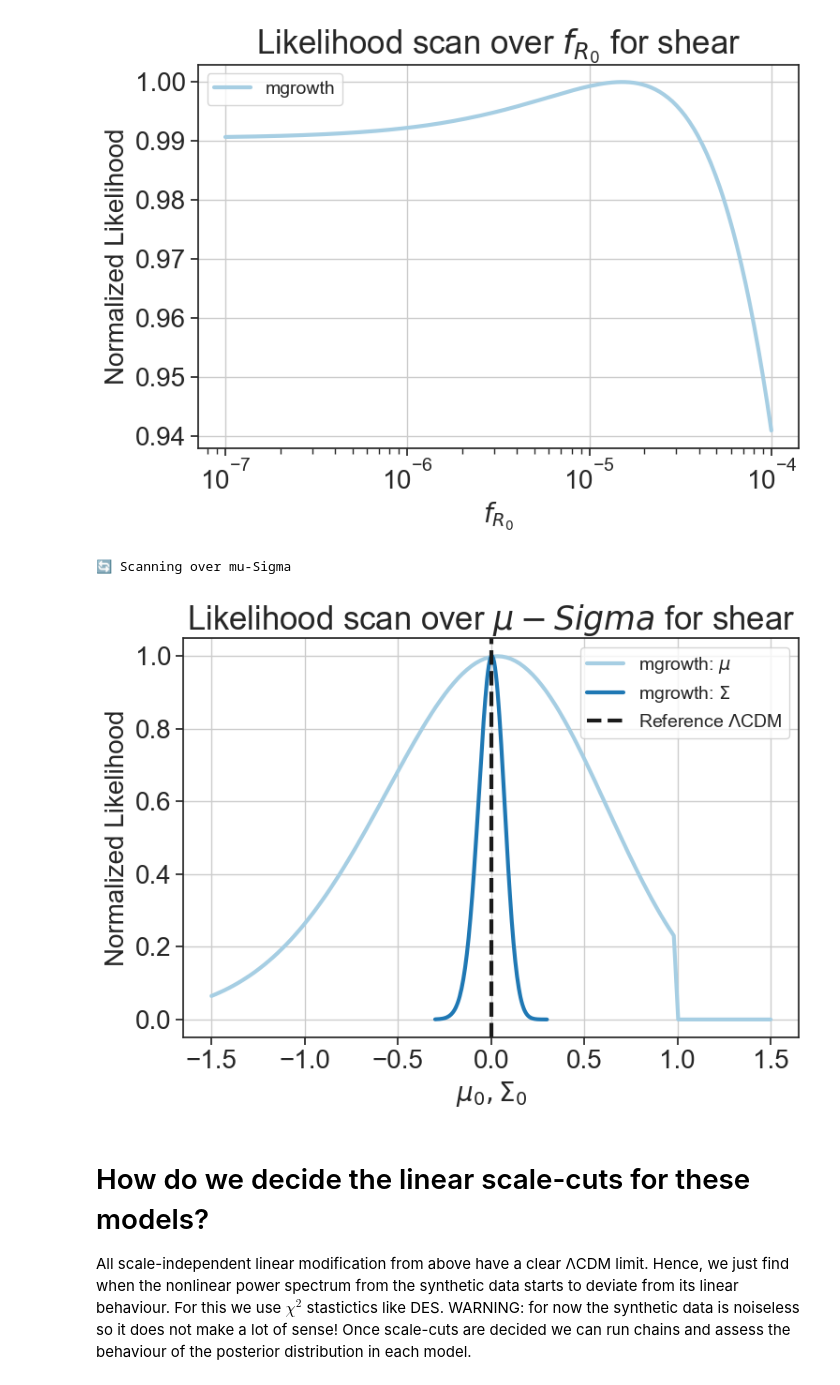
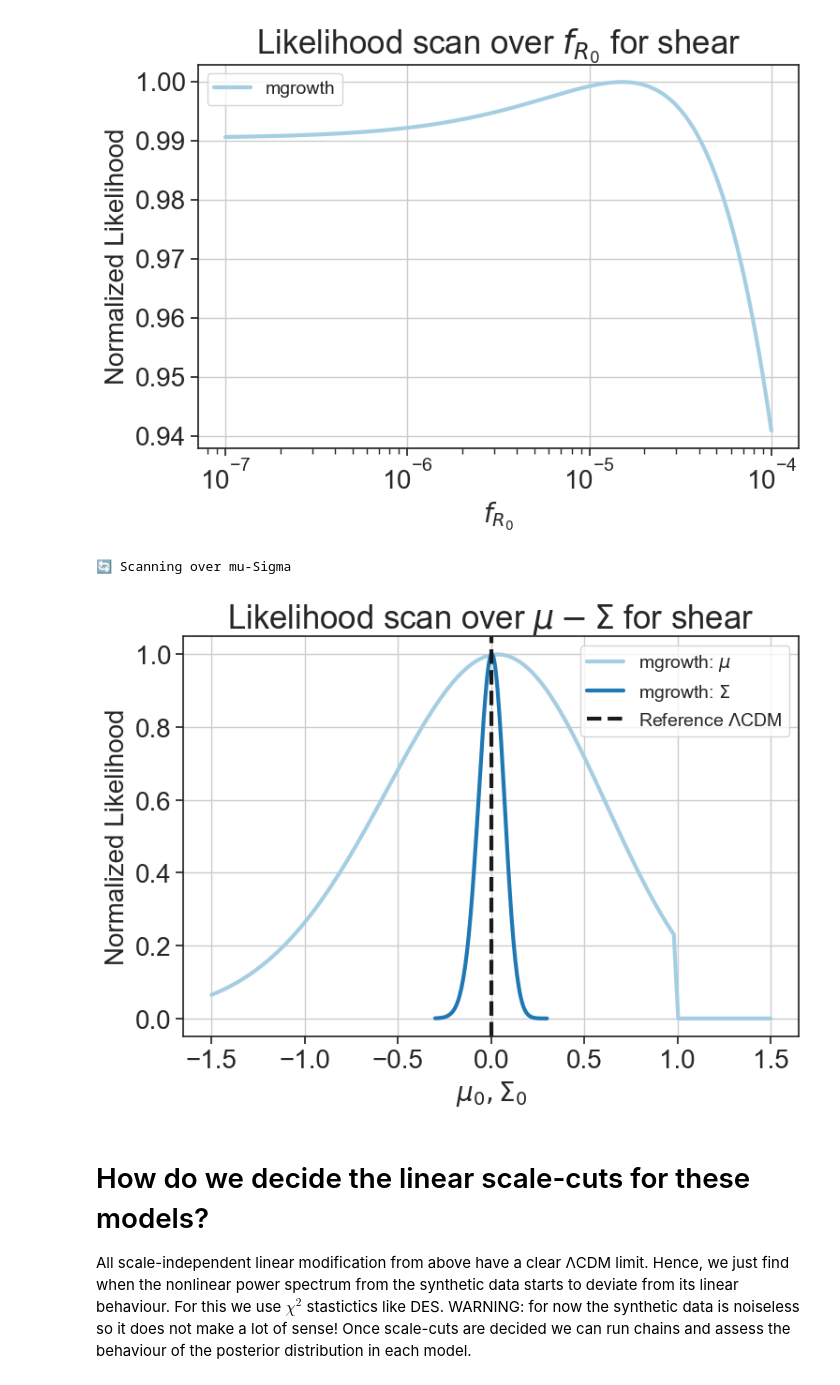
Before and after one commit to MariaTsedrik/playground_th1, a Jupyter notebook: tutorials/th1-kp4/mgrowth_tutorial.ipynb, the cells around one changed output. Saved outputs shown, nothing was run; the diff lists cells and outputs as text; code cells hidden in the pictures.

Commit message:
likelihoods and scripts

```diff
--- a/tutorials/th1-kp4/mgrowth_tutorial.ipynb
+++ b/tutorials/th1-kp4/mgrowth_tutorial.ipynb
@@ -632,38 +622,38 @@ vals = np.linspace(-1.5, 1.5, 128)
 vals_sigma = np.linspace(-0.3, 0.3, 128)
 # Prepare the figure
 plt.figure(figsize=(8,6))
 # Note that likelihood is computed for mu0 and sigma0 under the condition
 # mu0< 2sigma0 + 1
 print(f"\n🔄 Scanning over mu-Sigma")
 likelihood_curve = []
 
 for val_i in tqdm(vals, desc=f"mgrowth", ncols=80):
     default_pars['mu0'] = val_i
     default_pars['sigma0'] = 0.
     ll = cls_mgrowth_musigma.loglike(default_pars)
     likelihood_curve.append(ll)
 likelihood_curve_mu = np.exp(likelihood_curve - np.max(likelihood_curve))
 likelihood_curve = []
 for val_i in tqdm(vals_sigma, desc=f"mgrowth", ncols=80):
     default_pars['sigma0'] = val_i
     default_pars['mu0'] = 0.
     ll = cls_mgrowth_musigma.loglike(default_pars)
     likelihood_curve.append(ll)
 likelihood_curve_sigma = np.exp(likelihood_curve - np.max(likelihood_curve))
 
-plt.plot(vals, likelihood_curve_mu, label='mgrowth: $\mu$')
-plt.plot(vals_sigma, likelihood_curve_sigma, label='mgrowth: $\Sigma$')
-plt.axvline(0., color='k', linestyle='--', label='Reference $\Lambda$CDM')
+plt.plot(vals, likelihood_curve_mu, label='mgrowth: $\\mu$')
+plt.plot(vals_sigma, likelihood_curve_sigma, label='mgrowth: $\\Sigma$')
+plt.axvline(0., color='k', linestyle='--', label='Reference $\\Lambda$CDM')
 plt.xlabel(r'$\mu_0, \Sigma_0$')
 plt.ylabel('Normalized Likelihood')
-plt.title('Likelihood scan over $\mu-Sigma$ for shear')
+plt.title('Likelihood scan over $\\mu-\\Sigma$ for shear')
 plt.legend()
 plt.grid(True)
 plt.tight_layout()
 plt.show()
 # %% [output]
 🔄 Scanning over mu-Sigma
-[figure, old version]
+[figure, new version]
 # %% [markdown]
 # How do we decide the linear scale-cuts for these models?
 
```
Also changed, not shown: parts of 10 cells of this notebook, 29 other files.
